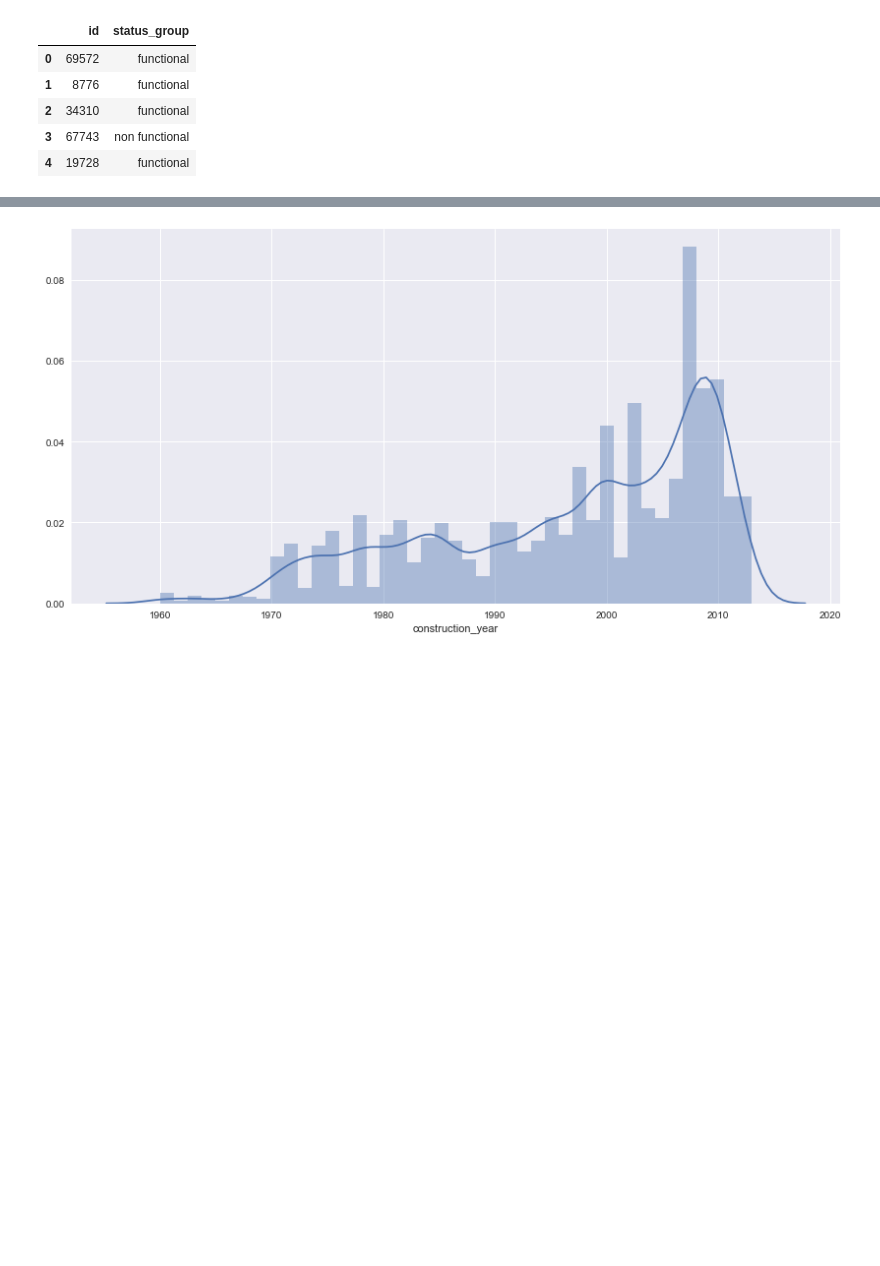
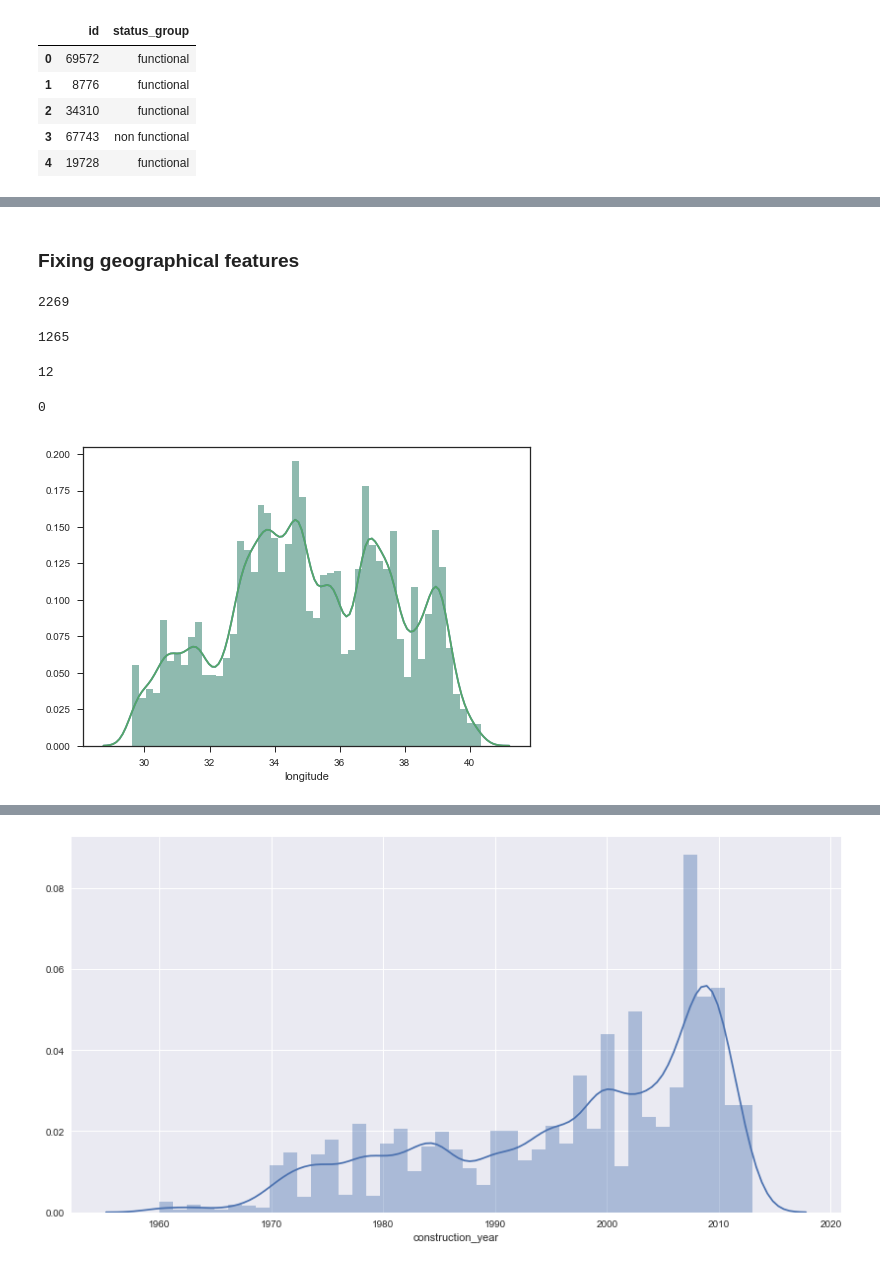
Before and after one commit to kayoyin/water-pumps, a Jupyter notebook: pipes.ipynb, the cells around one changed output, grey strips where cells are left out. Saved outputs shown, nothing was run; the diff lists cells and outputs as text; code cells hidden in the pictures; blank space fills up the shorter version.

```diff
--- a/pipes.ipynb
+++ b/pipes.ipynb
@@ -99,0 +202,31 @@ dtype: int64
+# %% [markdown]
+### Fixing geographical features
+# %%
+# Set 0 longitude to NaN
+data.loc[data.longitude == 0, 'longitude'] = np.nan
+data.longitude.isnull().sum()
+# %% [output]
+2269
+# %%
+# Replace NaN with average longitude of the subvillage they belong
+data.longitude.fillna(data.groupby(['subvillage'])['longitude'].transform('mean'), inplace=True)
+data.longitude.isnull().sum()
+# %% [output]
+1265
+# %%
+# average of ward (the smallest division after subvillage)
+data.longitude.fillna(data.groupby(['ward'])['longitude'].transform('mean'), inplace=True)
+data.longitude.isnull().sum()
+# %% [output]
+12
+# %%
+data.longitude.fillna(data.groupby(['lga'])['longitude'].transform('mean'), inplace=True)
+data.longitude.isnull().sum()
+# %% [output]
+0
+# %%
+data.longitude = data.longitude.round(2)
+sns.distplot(data.longitude)
+plt.show()
+# %% [output]
+[figure, added]
```
Also changed, not shown: parts of 34 cells of this notebook.
